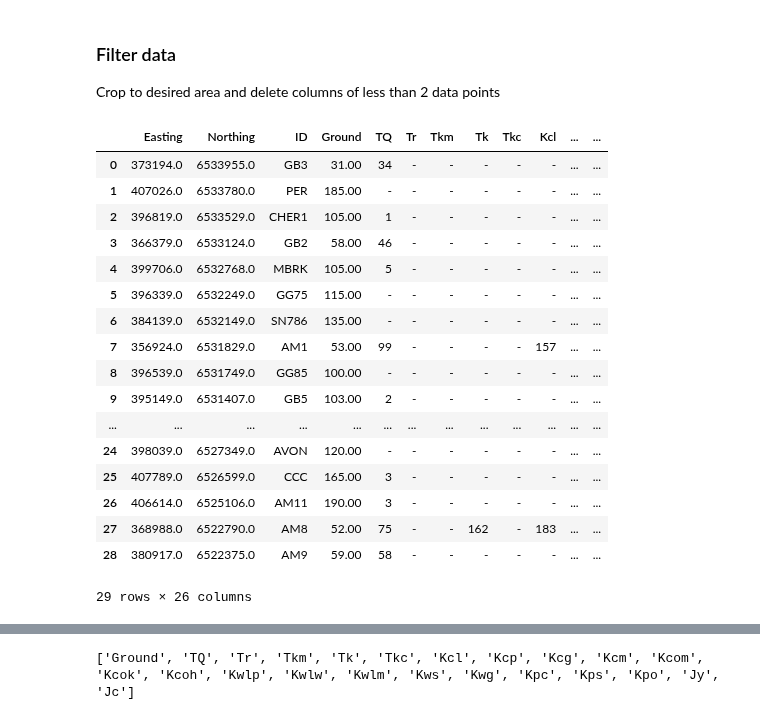
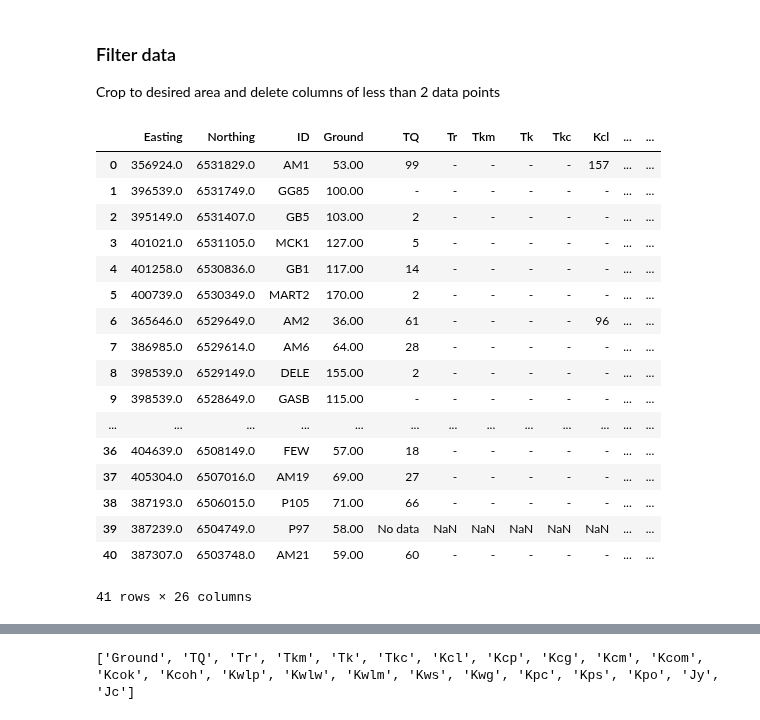
Before and after one commit to malvina-chmielarski/Otorowiri, a Jupyter notebook: Model/Progress_notebook_KB.ipynb, the cells around one changed output, grey strips where cells are left out. Cells and saved outputs as stored; diff of their text form; code cells hidden in the pictures.

```diff
--- a/Model/Progress_notebook_KB.ipynb
+++ b/Model/Progress_notebook_KB.ipynb
@@ -29,36 +29,37 @@ bore_info
 Crop to desired area and delete columns of less than 2 data points
 # %%
 df = bore_info.copy()
-x0, x1, y0, y1, z0, z1 = 355000, 402000, 6522000, 6534000, -1200, 200
-#x0, x1, y0, y1, z0, z1 = 355000, 390000, 6527000, 6537000, -1200, 200 # Whole Block
+#x0, x1, y0, y1, z0, z1 = 355000, 402000, 6522000, 6534000, -1200, 200
+x0, x1, y0, y1, z0, z1 = 355000, 402000, 6503000, 6532000, -1200, 200
+, -1200, 200 # Whole Block
 df = df.loc[(df['Northing'] >= y0)]
 df = df.loc[(df['Northing'] <= y1)]
 #df = df.loc[(df['Easting'] <= x1)]
 df = df.drop(['Source'], axis=1)
 #df = df.drop(['Tr','Tkm', 'Tk','Tkc','Jc','Kcom','Kps','Kpo','Kpc','Kcoh','Kcp'], axis=1)
 # I think we need to keep this general so that we can apply it everywhere...
 df = df.reset_index(drop=True)
 
 df
 # %% [output]
 |  | Easting | Northing | ID | Ground | TQ | Tr | Tkm | Tk | Tkc | Kcl | ... | ... |
-| 0 | 373194.0 | 6533955.0 | GB3 | 31.00 | 34 | - | - | - | - | - | ... | ... |
-| 1 | 407026.0 | 6533780.0 | PER | 185.00 | - | - | - | - | - | - | ... | ... |
-| 2 | 396819.0 | 6533529.0 | CHER1 | 105.00 | 1 | - | - | - | - | - | ... | ... |
-| 3 | 366379.0 | 6533124.0 | GB2 | 58.00 | 46 | - | - | - | - | - | ... | ... |
-| 4 | 399706.0 | 6532768.0 | MBRK | 105.00 | 5 | - | - | - | - | - | ... | ... |
-| 5 | 396339.0 | 6532249.0 | GG75 | 115.00 | - | - | - | - | - | - | ... | ... |
-| 6 | 384139.0 | 6532149.0 | SN786 | 135.00 | - | - | - | - | - | - | ... | ... |
-| 7 | 356924.0 | 6531829.0 | AM1 | 53.00 | 99 | - | - | - | - | 157 | ... | ... |
-| 8 | 396539.0 | 6531749.0 | GG85 | 100.00 | - | - | - | - | - | - | ... | ... |
-| 9 | 395149.0 | 6531407.0 | GB5 | 103.00 | 2 | - | - | - | - | - | ... | ... |
+| 0 | 356924.0 | 6531829.0 | AM1 | 53.00 | 99 | - | - | - | - | 157 | ... | ... |
+| 1 | 396539.0 | 6531749.0 | GG85 | 100.00 | - | - | - | - | - | - | ... | ... |
+| 2 | 395149.0 | 6531407.0 | GB5 | 103.00 | 2 | - | - | - | - | - | ... | ... |
+| 3 | 401021.0 | 6531105.0 | MCK1 | 127.00 | 5 | - | - | - | - | - | ... | ... |
+| 4 | 401258.0 | 6530836.0 | GB1 | 117.00 | 14 | - | - | - | - | - | ... | ... |
+| 5 | 400739.0 | 6530349.0 | MART2 | 170.00 | 2 | - | - | - | - | - | ... | ... |
+| 6 | 365646.0 | 6529649.0 | AM2 | 36.00 | 61 | - | - | - | - | 96 | ... | ... |
+| 7 | 386985.0 | 6529614.0 | AM6 | 64.00 | 28 | - | - | - | - | - | ... | ... |
+| 8 | 398539.0 | 6529149.0 | DELE | 155.00 | 2 | - | - | - | - | - | ... | ... |
+| 9 | 398539.0 | 6528649.0 | GASB | 115.00 | - | - | - | - | - | - | ... | ... |
 | ... | ... | ... | ... | ... | ... | ... | ... | ... | ... | ... | ... | ... |
-| 24 | 398039.0 | 6527349.0 | AVON | 120.00 | - | - | - | - | - | - | ... | ... |
-| 25 | 407789.0 | 6526599.0 | CCC | 165.00 | 3 | - | - | - | - | - | ... | ... |
-| 26 | 406614.0 | 6525106.0 | AM11 | 190.00 | 3 | - | - | - | - | - | ... | ... |
-| 27 | 368988.0 | 6522790.0 | AM8 | 52.00 | 75 | - | - | 162 | - | 183 | ... | ... |
-| 28 | 380917.0 | 6522375.0 | AM9 | 59.00 | 58 | - | - | - | - | - | ... | ... |
+| 36 | 404639.0 | 6508149.0 | FEW | 57.00 | 18 | - | - | - | - | - | ... | ... |
+| 37 | 405304.0 | 6507016.0 | AM19 | 69.00 | 27 | - | - | - | - | - | ... | ... |
+| 38 | 387193.0 | 6506015.0 | P105 | 71.00 | 66 | - | - | - | - | - | ... | ... |
+| 39 | 387239.0 | 6504749.0 | P97 | 58.00 | No data | NaN | NaN | NaN | NaN | NaN | ... | ... |
+| 40 | 387307.0 | 6503748.0 | AM21 | 59.00 | 60 | - | - | - | - | - | ... | ... |
-29 rows × 26 columns
+41 rows × 26 columns
 # %%
 %matplotlib inline
 import matplotlib.pyplot as plt
```
Also changed, not shown: parts of 7 cells of this notebook.
